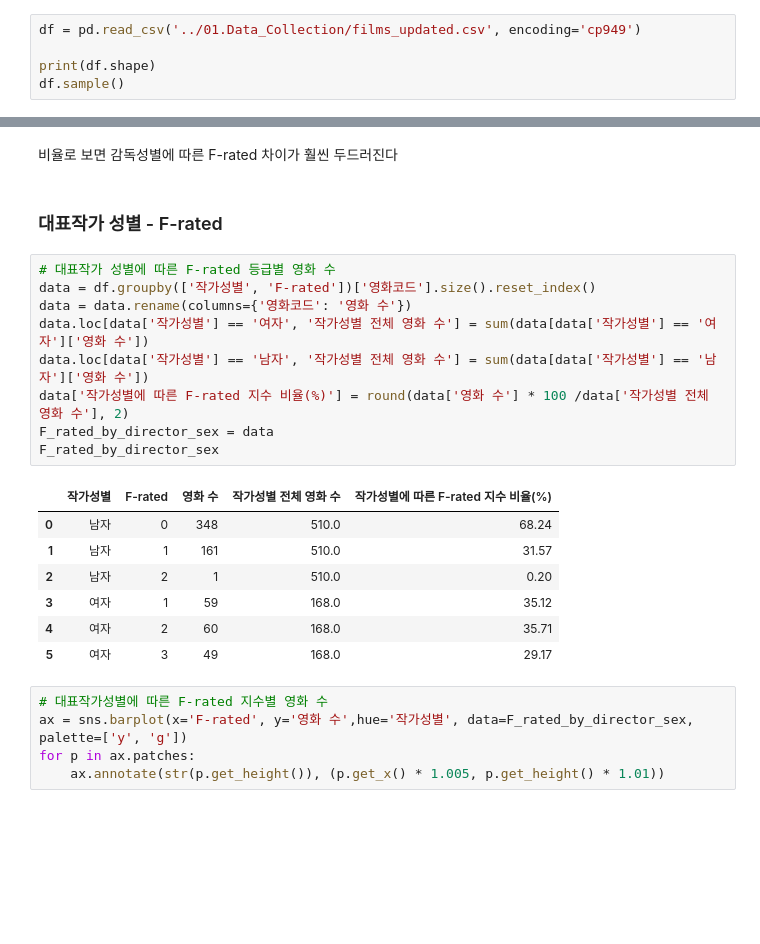
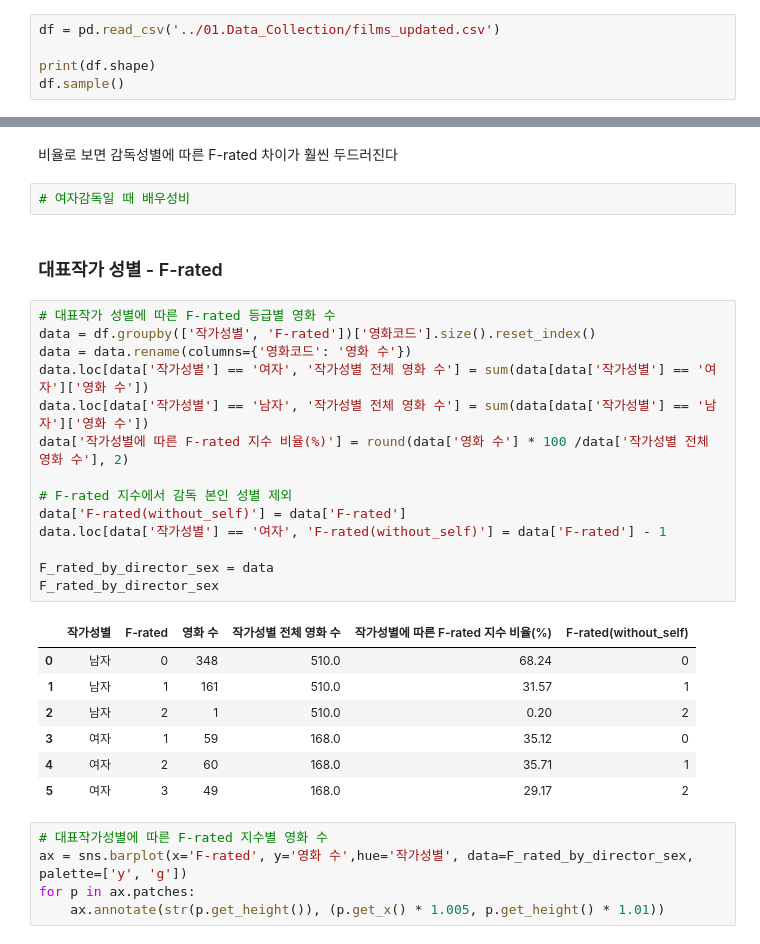
Before and after one commit to kim4pb/Female-led-Korean-Films, a Jupyter notebook: 03.ButterKnife/F-rated_성비_연도별_상영횟수등급.ipynb, the cells around one changed output, grey strips where cells are left out. Cells and saved outputs as stored; diff of their text form; blank space fills up the shorter version.

```diff
--- a/03.ButterKnife/F-rated_성비_연도별_상영횟수등급.ipynb
+++ b/03.ButterKnife/F-rated_성비_연도별_상영횟수등급.ipynb
@@ -16,7 +16,7 @@ pd.set_option('display.max_rows', None)
 import warnings
 warnings.filterwarnings('ignore')
 # %%
-df = pd.read_csv('../01.Data_Collection/films_updated.csv', encoding='cp949')
+df = pd.read_csv('../01.Data_Collection/films_updated.csv')
 
 print(df.shape)
 df.sample()
@@ -192,25 +211,32 @@ data.set_index('감독성별').plot(figsize=(10, 4), kind='barh', stacked=True,
 [figure]
 # %% [markdown]
 비율로 보면 감독성별에 따른 F-rated 차이가 훨씬 두드러진다
+# %%
+# 여자감독일 때 배우성비
 # %% [markdown]
 ### 대표작가 성별 - F-rated
 # %%
 # 대표작가 성별에 따른 F-rated 등급별 영화 수
 data = df.groupby(['작가성별', 'F-rated'])['영화코드'].size().reset_index()
 data = data.rename(columns={'영화코드': '영화 수'})
 data.loc[data['작가성별'] == '여자', '작가성별 전체 영화 수'] = sum(data[data['작가성별'] == '여자']['영화 수'])
 data.loc[data['작가성별'] == '남자', '작가성별 전체 영화 수'] = sum(data[data['작가성별'] == '남자']['영화 수'])
 data['작가성별에 따른 F-rated 지수 비율(%)'] = round(data['영화 수'] * 100 /data['작가성별 전체 영화 수'], 2)
+
+# F-rated 지수에서 감독 본인 성별 제외
+data['F-rated(without_self)'] = data['F-rated']
+data.loc[data['작가성별'] == '여자', 'F-rated(without_self)'] = data['F-rated'] - 1
+
 F_rated_by_director_sex = data
 F_rated_by_director_sex
 # %% [output]
-|  | 작가성별 | F-rated | 영화 수 | 작가성별 전체 영화 수 | 작가성별에 따른 F-rated 지수 비율(%) |
-| 0 | 남자 | 0 | 348 | 510.0 | 68.24 |
-| 1 | 남자 | 1 | 161 | 510.0 | 31.57 |
-| 2 | 남자 | 2 | 1 | 510.0 | 0.20 |
-| 3 | 여자 | 1 | 59 | 168.0 | 35.12 |
-| 4 | 여자 | 2 | 60 | 168.0 | 35.71 |
-| 5 | 여자 | 3 | 49 | 168.0 | 29.17 |
+|  | 작가성별 | F-rated | 영화 수 | 작가성별 전체 영화 수 | 작가성별에 따른 F-rated 지수 비율(%) | F-rated(without_self) |
+| 0 | 남자 | 0 | 348 | 510.0 | 68.24 | 0 |
+| 1 | 남자 | 1 | 161 | 510.0 | 31.57 | 1 |
+| 2 | 남자 | 2 | 1 | 510.0 | 0.20 | 2 |
+| 3 | 여자 | 1 | 59 | 168.0 | 35.12 | 0 |
+| 4 | 여자 | 2 | 60 | 168.0 | 35.71 | 1 |
+| 5 | 여자 | 3 | 49 | 168.0 | 29.17 | 2 |
 # %%
 # 대표작가성별에 따른 F-rated 지수별 영화 수
 ax = sns.barplot(x='F-rated', y='영화 수',hue='작가성별', data=F_rated_by_director_sex, palette=['y', 'g'])
```
Also changed, not shown: parts of 12 cells of this notebook.
